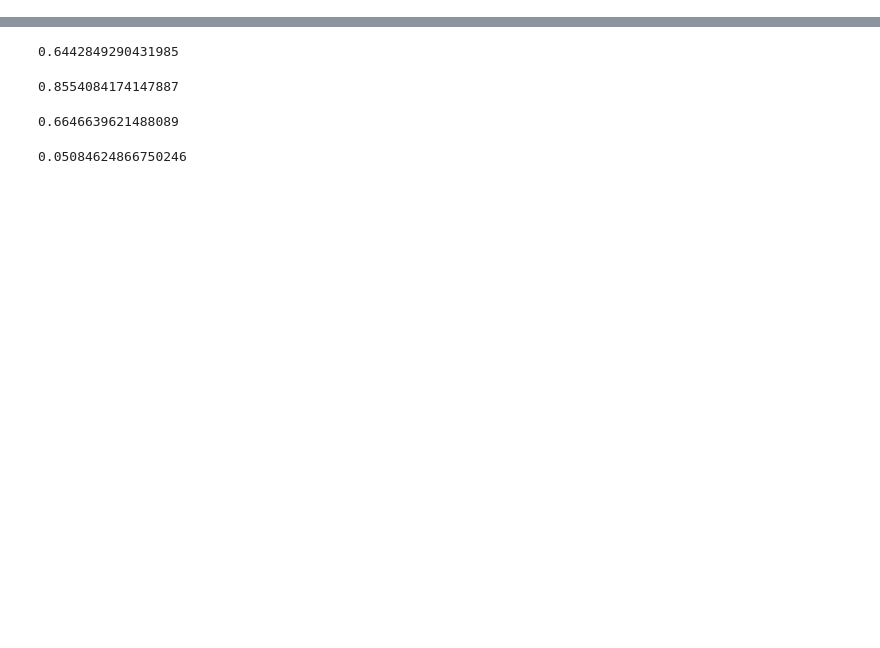
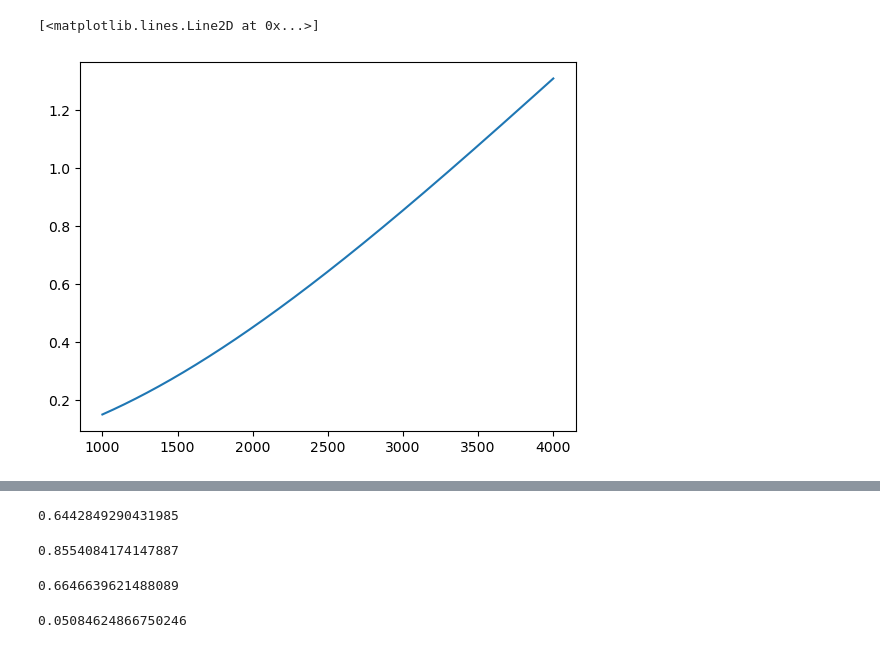
Before and after one commit to wostling/SavinGroup, a Jupyter notebook: Internal energy calculation.ipynb, the cells around one changed output, grey strips where cells are left out. Drawn from its saved outputs; the diff is of its cells as text; code cells hidden in the pictures; blank space fills up the shorter version.

```diff
--- a/Internal energy calculation.ipynb
+++ b/Internal energy calculation.ipynb
@@ -12,3 +12,13 @@ def energy(T):
     H = 27.211386245981
     internal = kB * (T**2) * ((a*math.exp(-b*T) ) + c) + H*d*math.exp(-alpha/T)
     return internal
+# %%
+import numpy as np
+temps = np.linspace(1000, 4000, 1000)
+energies = [energy(temp) for temp in temps]
+# %%
+import matplotlib.pyplot as plt
+plt.plot(temps, energies)
+# %% [output]
+[<matplotlib.lines.Line2D at 0x...>]
+[figure, added]
```
Also changed, not shown: parts of 2 cells of this notebook.
